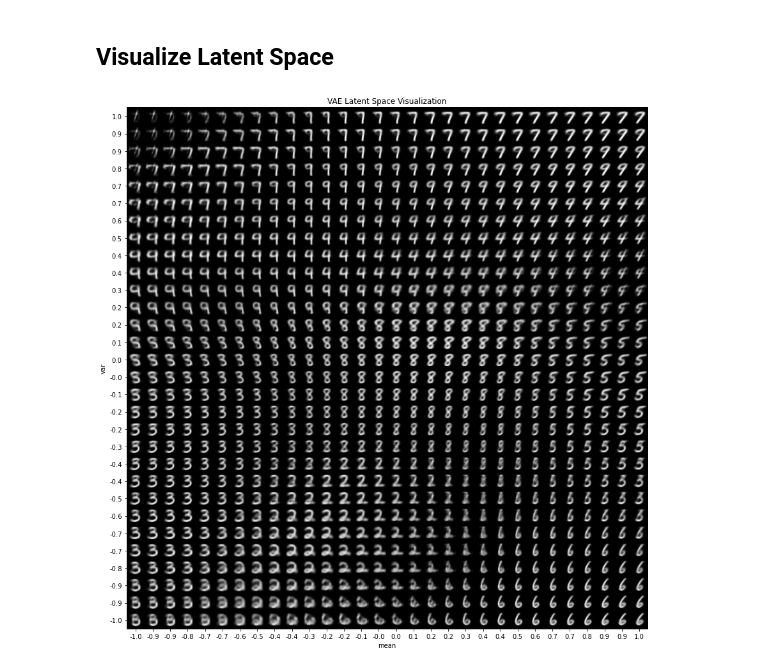
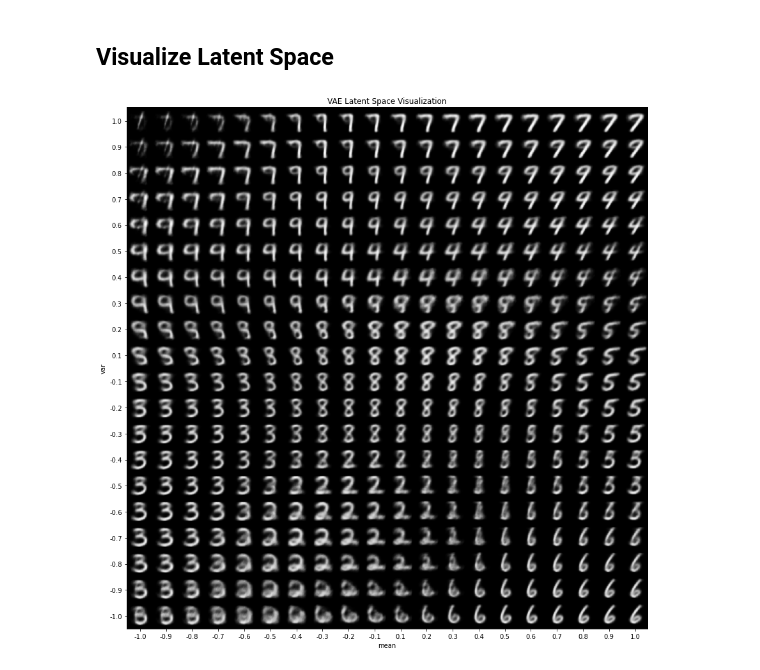
Before and after one commit to EzraApple/gen_ai_demos, a Jupyter notebook: MNIST_VAE/demo.ipynb, the cells around one changed output. Cells and saved outputs as stored; diff of their text form; code cells hidden in the pictures.

```diff
--- a/MNIST_VAE/demo.ipynb
+++ b/MNIST_VAE/demo.ipynb
@@ -96,33 +96,33 @@ Epoch 100/100 | Average Batch Loss: 720.6544398938195 | KL 398.5242004394531 | R
 # %%
 import numpy as np
 digit_size = 28
-n = 30
+n = 20
 scale = 1
 figsize = 15
 
 figure = np.zeros((digit_size * n, digit_size * n))
 
 # construct a grid
 grid_x = np.linspace(-scale, scale, n)
 grid_y = np.linspace(-scale, scale, n)[::-1]
 for i, yi in enumerate(grid_y):
     for j, xi in enumerate(grid_x):
         z_sample = torch.tensor([[xi, yi]], dtype=torch.float).to(device)
         x_decoded = model.decode(z_sample)
         digit = x_decoded[0].detach().cpu().reshape(digit_size, digit_size)
         figure[i * digit_size : (i + 1) * digit_size, j * digit_size : (j + 1) * digit_size,] = digit
 plt.figure(figsize=(figsize, figsize))
 plt.title('VAE Latent Space Visualization')
 start_range = digit_size // 2
 end_range = n * digit_size + start_range
 pixel_range = np.arange(start_range, end_range, digit_size)
 sample_range_x = np.round(grid_x, 1)
 sample_range_y = np.round(grid_y, 1)
 plt.xticks(pixel_range, sample_range_x)
 plt.yticks(pixel_range, sample_range_y)
 plt.xlabel("mean")
 plt.ylabel("var")
 plt.imshow(figure, cmap="gray")
 plt.show()
 # %% [output]
-[figure, old version]
+[figure, new version]
```
